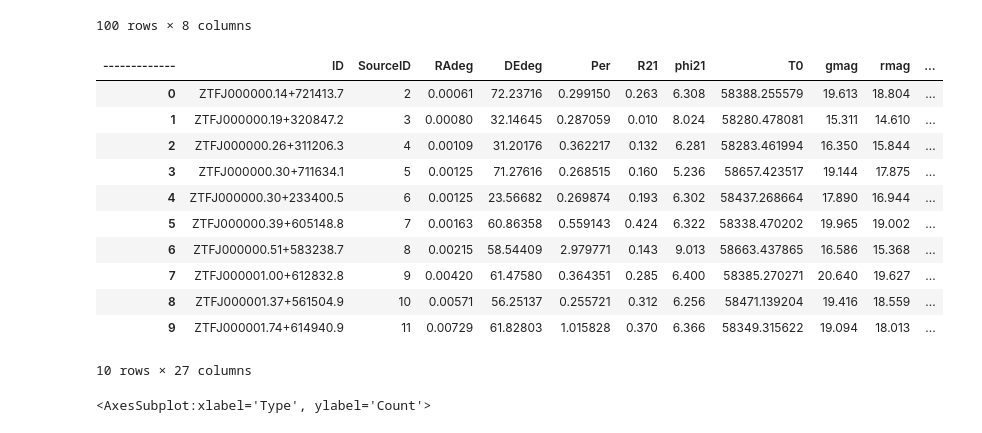
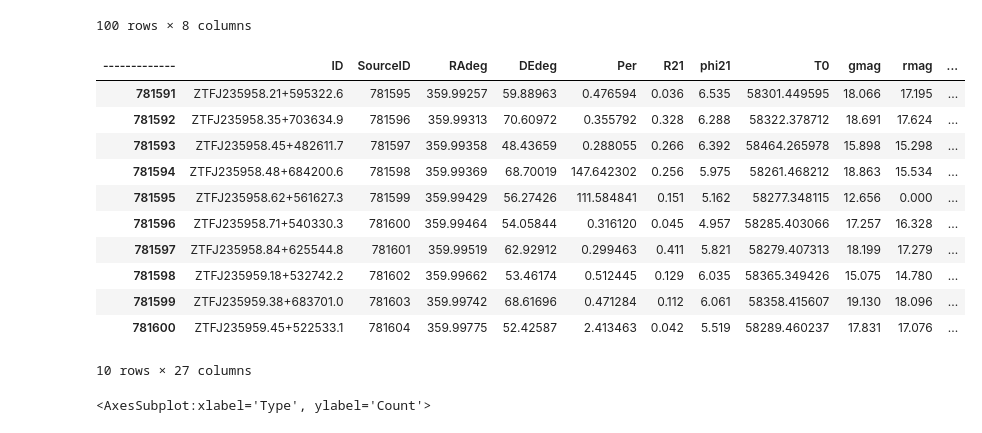
Before and after one commit to truptimr/UCSD-MLE-ZTF, a Jupyter notebook: notebooks/test_routines.ipynb, the cells around one changed output. Saved outputs shown, nothing was run; the diff lists cells and outputs as text; code cells hidden in the pictures.

```diff
--- a/notebooks/test_routines.ipynb
+++ b/notebooks/test_routines.ipynb
@@ -177,19 +177,19 @@ data2.head(100)
 | 99 | 100002 | 72.528944 | 23.964321 | 58365.48911 | 19.070 | 0.062 | 0 | r |
 100 rows × 8 columns
 # %%
-labeled_data.head(10)
+labeled_data.tail(10)
 # %% [output]
 | ------------- | ID | SourceID | RAdeg | DEdeg | Per | R21 | phi21 | T0 | gmag | rmag | ... |
-| 0 | ZTFJ000000.14+721413.7 | 2 | 0.00061 | 72.23716 | 0.299150 | 0.263 | 6.308 | 58388.255579 | 19.613 | 18.804 | ... |
-| 1 | ZTFJ000000.19+320847.2 | 3 | 0.00080 | 32.14645 | 0.287059 | 0.010 | 8.024 | 58280.478081 | 15.311 | 14.610 | ... |
-| 2 | ZTFJ000000.26+311206.3 | 4 | 0.00109 | 31.20176 | 0.362217 | 0.132 | 6.281 | 58283.461994 | 16.350 | 15.844 | ... |
-| 3 | ZTFJ000000.30+711634.1 | 5 | 0.00125 | 71.27616 | 0.268515 | 0.160 | 5.236 | 58657.423517 | 19.144 | 17.875 | ... |
-| 4 | ZTFJ000000.30+233400.5 | 6 | 0.00125 | 23.56682 | 0.269874 | 0.193 | 6.302 | 58437.268664 | 17.890 | 16.944 | ... |
-| 5 | ZTFJ000000.39+605148.8 | 7 | 0.00163 | 60.86358 | 0.559143 | 0.424 | 6.322 | 58338.470202 | 19.965 | 19.002 | ... |
-| 6 | ZTFJ000000.51+583238.7 | 8 | 0.00215 | 58.54409 | 2.979771 | 0.143 | 9.013 | 58663.437865 | 16.586 | 15.368 | ... |
-| 7 | ZTFJ000001.00+612832.8 | 9 | 0.00420 | 61.47580 | 0.364351 | 0.285 | 6.400 | 58385.270271 | 20.640 | 19.627 | ... |
-| 8 | ZTFJ000001.37+561504.9 | 10 | 0.00571 | 56.25137 | 0.255721 | 0.312 | 6.256 | 58471.139204 | 19.416 | 18.559 | ... |
-| 9 | ZTFJ000001.74+614940.9 | 11 | 0.00729 | 61.82803 | 1.015828 | 0.370 | 6.366 | 58349.315622 | 19.094 | 18.013 | ... |
+| 781591 | ZTFJ235958.21+595322.6 | 781595 | 359.99257 | 59.88963 | 0.476594 | 0.036 | 6.535 | 58301.449595 | 18.066 | 17.195 | ... |
+| 781592 | ZTFJ235958.35+703634.9 | 781596 | 359.99313 | 70.60972 | 0.355792 | 0.328 | 6.288 | 58322.378712 | 18.691 | 17.624 | ... |
+| 781593 | ZTFJ235958.45+482611.7 | 781597 | 359.99358 | 48.43659 | 0.288055 | 0.266 | 6.392 | 58464.265978 | 15.898 | 15.298 | ... |
+| 781594 | ZTFJ235958.48+684200.6 | 781598 | 359.99369 | 68.70019 | 147.642302 | 0.256 | 5.975 | 58261.468212 | 18.863 | 15.534 | ... |
+| 781595 | ZTFJ235958.62+561627.3 | 781599 | 359.99429 | 56.27426 | 111.584841 | 0.151 | 5.162 | 58277.348115 | 12.656 | 0.000 | ... |
+| 781596 | ZTFJ235958.71+540330.3 | 781600 | 359.99464 | 54.05844 | 0.316120 | 0.045 | 4.957 | 58285.403066 | 17.257 | 16.328 | ... |
+| 781597 | ZTFJ235958.84+625544.8 | 781601 | 359.99519 | 62.92912 | 0.299463 | 0.411 | 5.821 | 58279.407313 | 18.199 | 17.279 | ... |
+| 781598 | ZTFJ235959.18+532742.2 | 781602 | 359.99662 | 53.46174 | 0.512445 | 0.129 | 6.035 | 58365.349426 | 15.075 | 14.780 | ... |
+| 781599 | ZTFJ235959.38+683701.0 | 781603 | 359.99742 | 68.61696 | 0.471284 | 0.112 | 6.061 | 58358.415607 | 19.130 | 18.096 | ... |
+| 781600 | ZTFJ235959.45+522533.1 | 781604 | 359.99775 | 52.42587 | 2.413463 | 0.042 | 5.519 | 58289.460237 | 17.831 | 17.076 | ... |
 10 rows × 27 columns
 # %%
 df_100000 = labeled_data[:100000]
```
Also changed, not shown: parts of 9 cells of this notebook.
